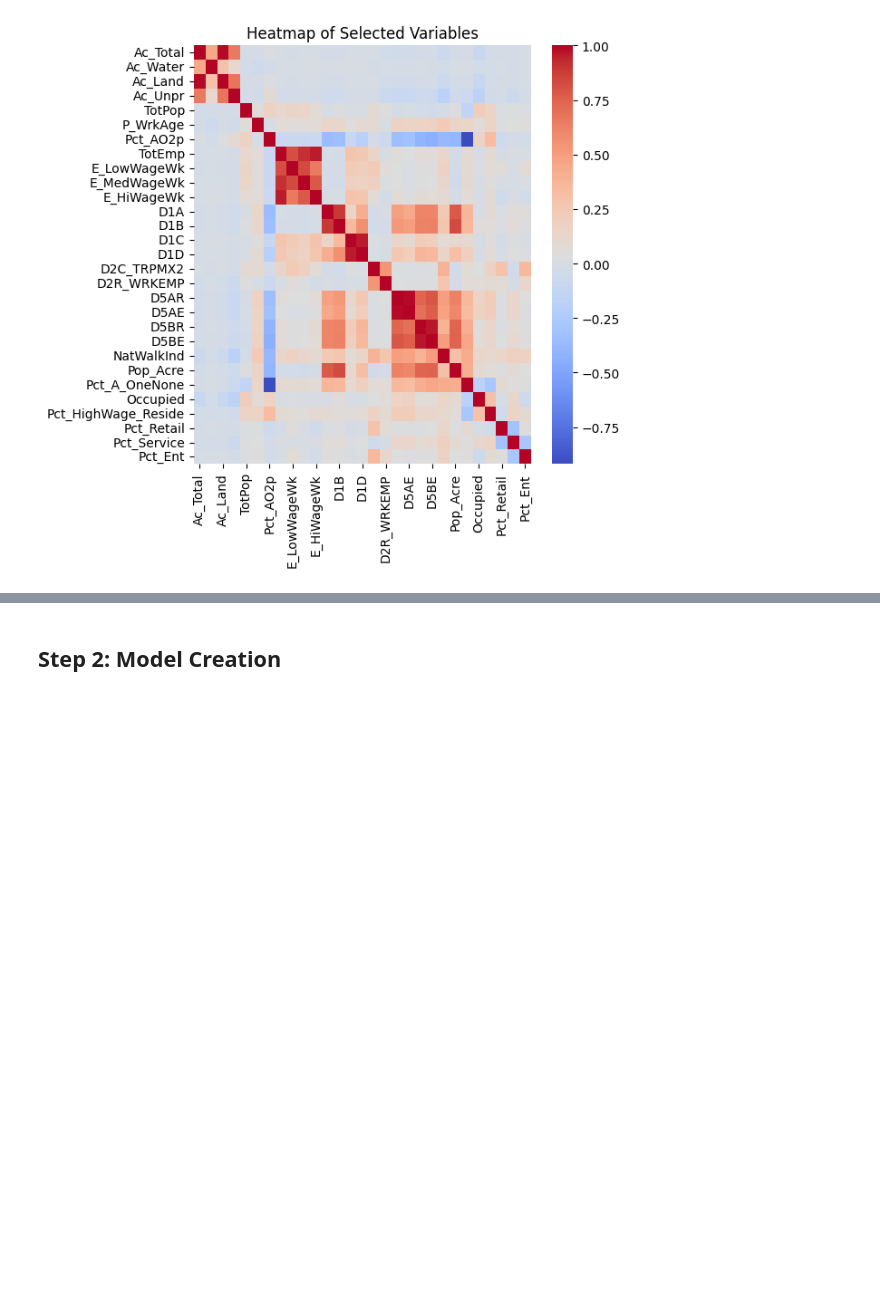
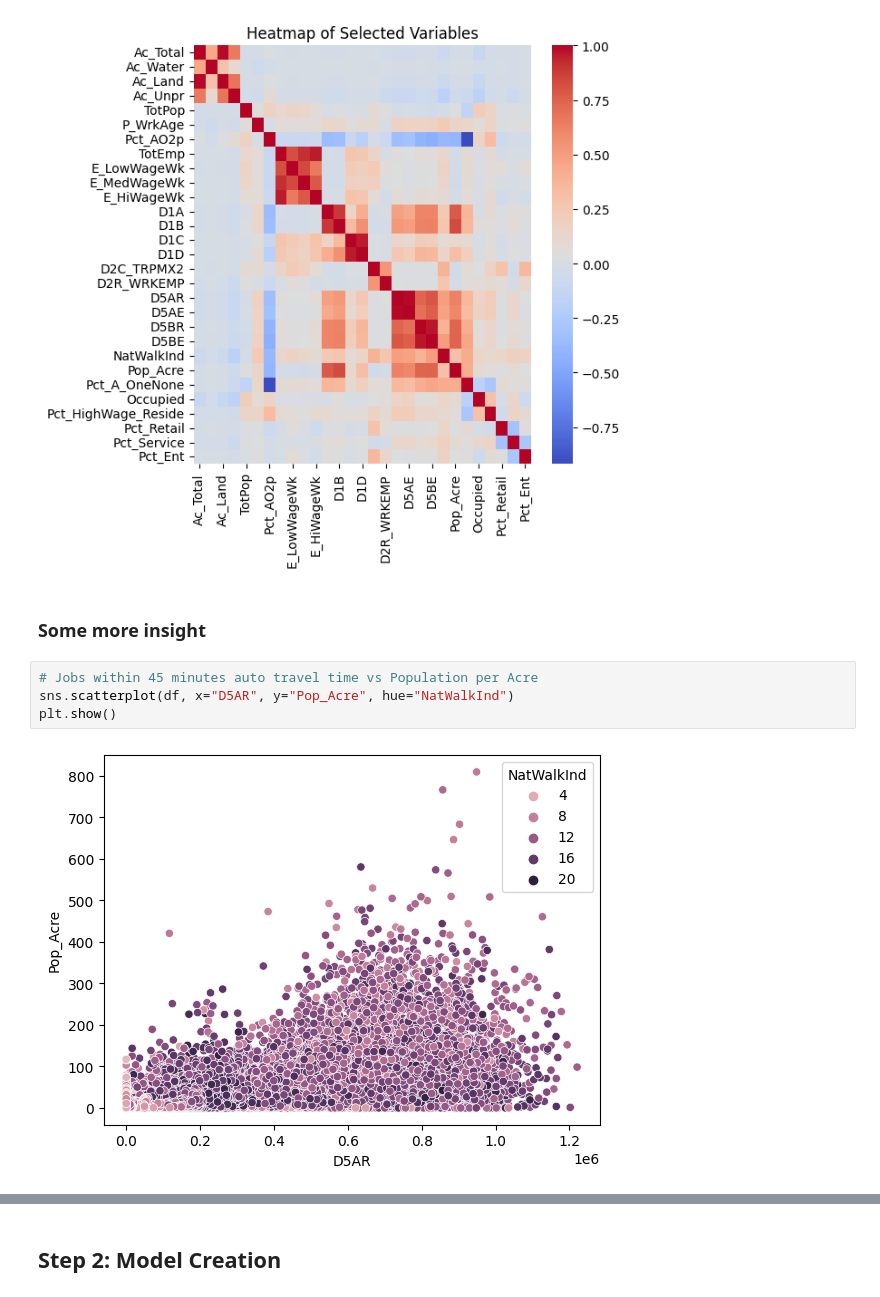
Before and after one commit to JamesJFan/CS6140_MachineLearning_FinalProject_Group1, a Jupyter notebook: CS6140_MachineLearning_FinalProject_Group1.ipynb, the cells around one changed output, grey strips where cells are left out. Drawn from its saved outputs; the diff is of its cells as text; blank space fills up the shorter version.

Commit message:
Some more EDA graphs

```diff
--- a/CS6140_MachineLearning_FinalProject_Group1.ipynb
+++ b/CS6140_MachineLearning_FinalProject_Group1.ipynb
@@ -298,3 +298,11 @@ plt.title('Heatmap of Selected Variables')
 plt.show()
 # %% [output]
 [figure]
+# %% [markdown]
+### Some more insight
+# %%
+# Jobs within 45 minutes auto travel time vs Population per Acre
+sns.scatterplot(df, x="D5AR", y="Pop_Acre", hue="NatWalkInd")
+plt.show()
+# %% [output]
+[figure, added]
```
Also changed, not shown: parts of 7 cells of this notebook.
